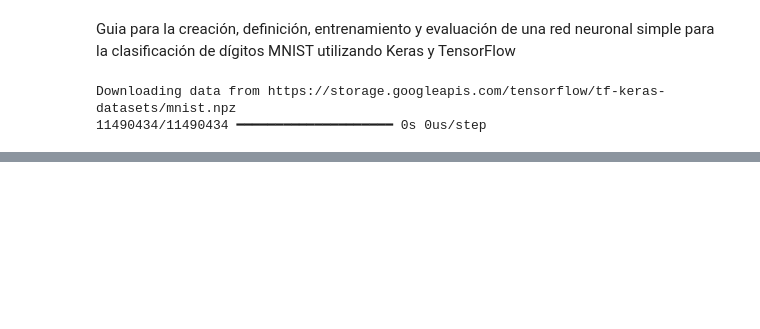
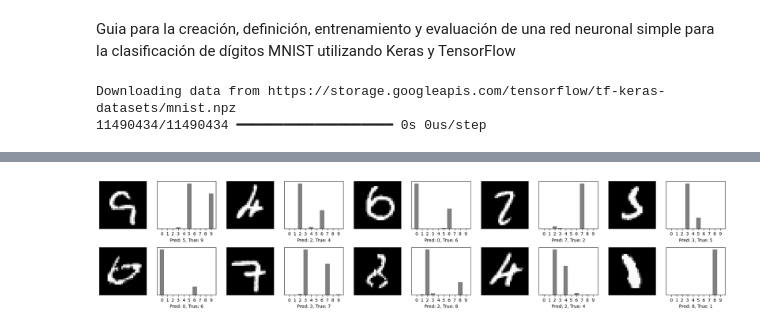
Before and after one commit to EderLara/IA-Innovador-Talento-Tech, a Jupyter notebook: Inteligencia_Artificial_3_1.ipynb, the cells around one changed output, grey strips where cells are left out. Drawn from its saved outputs; the diff is of its cells as text; code cells hidden in the pictures; blank space fills up the shorter version.

```diff
--- a/Inteligencia_Artificial_3_1.ipynb
+++ b/Inteligencia_Artificial_3_1.ipynb
@@ -144,0 +191,27 @@ plt.show()
+# %%
+"""  Evaluar Casos Específicos (Ejemplos de Éxito y Fallo): """
+# Encontrar algunos ejemplos donde la predicción fue incorrecta:
+
+incorrect_index = np.where(np.argmax(predictions, axis=1) != np.argmax(y_test, axis=1))[0]
+
+plt.figure(figsize=(2 * 2 * 5, 2 * 5))
+for i, index in enumerate(incorrect_index[:10]):
+    plt.subplot(5, 2 * 5, 2 * i + 1)
+    plt.imshow(x_test[index].reshape(28, 28), cmap='gray')
+    plt.xticks([])
+    plt.yticks([])
+    plt.subplot(5, 2 * 5, 2 * i + 2)
+    plt.bar(range(10), predictions[index], color='gray')
+    plt.xticks(range(10))
+    predicted_label = np.argmax(predictions[index])
+    true_label = np.argmax(y_test[index])
+    plt.xlabel(f"Pred: {predicted_label}, True: {true_label}")
+    plt.yticks([])
+plt.tight_layout()
+plt.show()
+
+# Notas:
+# Este código encuentra los índices de las imágenes donde la predicción del modelo no coincide con la etiqueta verdadera.
+# Luego, visualiza algunas de estas imágenes con sus predicciones y etiquetas verdaderas. Observar estos casos puede darte pistas sobre qué tipos de dígitos confunden al modelo.
+# %% [output]
+[figure, added]
```
Also changed, not shown: parts of 9 cells of this notebook.
